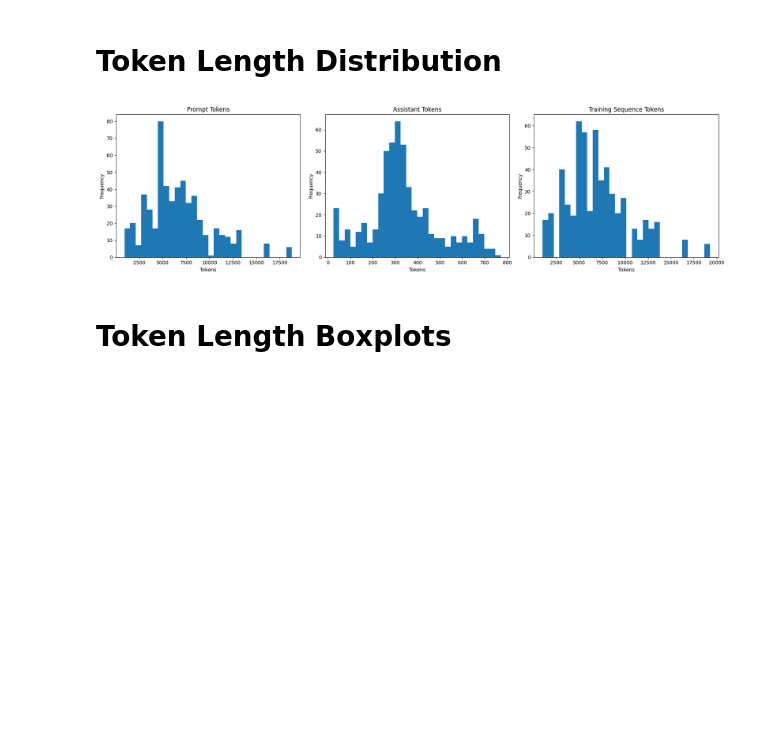
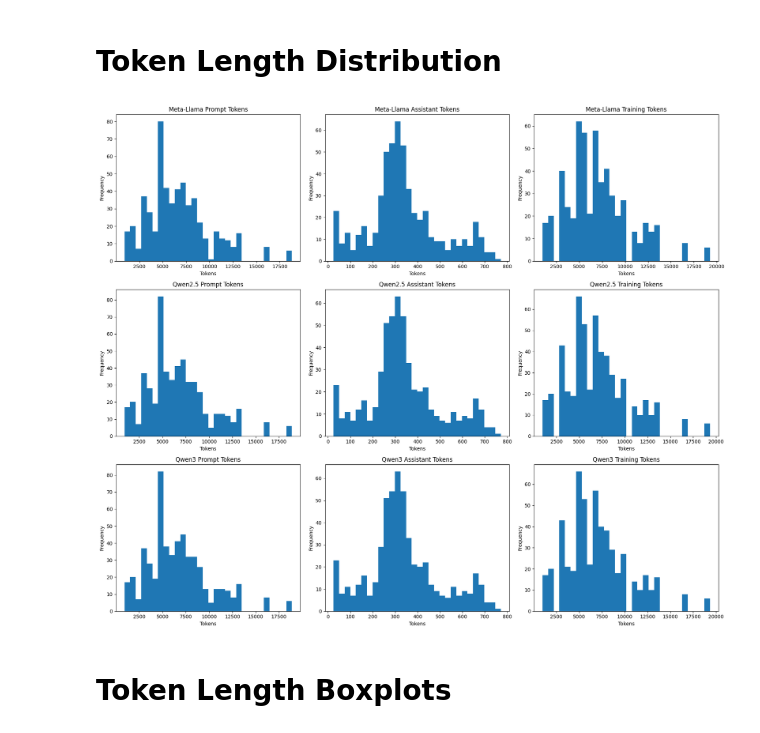
Before and after one commit to AdityaMMantri/Bifrost-Cyber, a Jupyter notebook: Dataset_Stats/blue_eda.ipynb, the cells around one changed output. Cells and saved outputs as stored; diff of their text form; code cells hidden in the pictures; blank space fills up the shorter version.

```diff
--- a/Dataset_Stats/blue_eda.ipynb
+++ b/Dataset_Stats/blue_eda.ipynb
@@ -263,19 +329,24 @@ ASSISTANT RESPONSE TOKENIZER COMPARISON
 # %% [markdown]
 # Training Sequence Token Statistics Comparison
 # %%
-results=[]
+results = []
 
-for model_name,tokenizer in tokenizers.items():
+for model_name, tokenizer in tokenizers.items():
 
     print(f"Using Tokenizer: {model_name}")
+
     training_tokens = []
 
     for messages in df["messages"]:
-        formatted_text = tokenizer.apply_chat_template(messages,tokenize=False,add_generation_prompt=False)
-        token_count = len(tokenizer(formatted_text,add_special_tokens=False)["input_ids"])
+
+        formatted_text=tokenizer.apply_chat_template(messages,tokenize=False,add_generation_prompt=False)
+        token_count=len(tokenizer(formatted_text,add_special_tokens=False)["input_ids"])
         training_tokens.append(token_count)
 
-    token_series=pd.Series(training_tokens)
+    prefix=COLUMN_PREFIX[model_name]
+    df[f"{prefix}_training_tokens"]=training_tokens
+
+    token_series = pd.Series(training_tokens)
 
     results.append({
         "Tokenizer": model_name,
@@ -289,9 +360,8 @@ for model_name,tokenizer in tokenizers.items():
         "95%": round(token_series.quantile(0.95),2),
         "99%": round(token_series.quantile(0.99),2)})
 
-comparison=pd.DataFrame(results)
+comparison = pd.DataFrame(results)
 
-print("\n")
 print("=" * 120)
 print("TRAINING SEQUENCE TOKENIZER COMPARISON")
 print("=" * 120)
@@ -319,27 +381,63 @@ TRAINING SEQUENCE TOKENIZER COMPARISON
 # %% [markdown]
 # Token Length Distribution
 # %%
-fig, ax = plt.subplots(1, 3, figsize=(18,5))
+fig,ax=plt.subplots(3,3,figsize=(18,15))
 
-ax[0].hist(df["prompt_tokens"], bins=30)
-ax[0].set_title("Prompt Tokens")
-ax[0].set_xlabel("Tokens")
-ax[0].set_ylabel("Frequency")
+# Meta-Llama
 
-ax[1].hist(df["assistant_tokens"], bins=30)
-ax[1].set_title("Assistant Tokens")
-ax[1].set_xlabel("Tokens")
-ax[1].set_ylabel("Frequency")
+ax[0,0].hist(df["llama_prompt_tokens"], bins=30)
+ax[0,0].set_title("Meta-Llama Prompt Tokens")
+ax[0,0].set_xlabel("Tokens")
+ax[0,0].set_ylabel("Frequency")
 
-ax[2].hist(df["training_tokens"], bins=30)
-ax[2].set_title("Training Sequence Tokens")
-ax[2].set_xlabel("Tokens")
-ax[2].set_ylabel("Frequency")
+ax[0,1].hist(df["llama_assistant_tokens"], bins=30)
+ax[0,1].set_title("Meta-Llama Assistant Tokens")
+ax[0,1].set_xlabel("Tokens")
+ax[0,1].set_ylabel("Frequency")
+
+ax[0,2].hist(df["llama_training_tokens"], bins=30)
+ax[0,2].set_title("Meta-Llama Training Tokens")
+ax[0,2].set_xlabel("Tokens")
+ax[0,2].set_ylabel("Frequency")
+
+
+# Qwen2.5
+
+ax[1,0].hist(df["qwen25_prompt_tokens"], bins=30)
+ax[1,0].set_title("Qwen2.5 Prompt Tokens")
+ax[1,0].set_xlabel("Tokens")
+ax[1,0].set_ylabel("Frequency")
+
+ax[1,1].hist(df["qwen25_assistant_tokens"], bins=30)
+ax[1,1].set_title("Qwen2.5 Assistant Tokens")
+ax[1,1].set_xlabel("Tokens")
+ax[1,1].set_ylabel("Frequency")
+
+ax[1,2].hist(df["qwen25_training_tokens"], bins=30)
+ax[1,2].set_title("Qwen2.5 Training Tokens")
+ax[1,2].set_xlabel("Tokens")
+ax[1,2].set_ylabel("Frequency")
+
+# Qwen3
+ax[2,0].hist(df["qwen3_prompt_tokens"], bins=30)
+ax[2,0].set_title("Qwen3 Prompt Tokens")
+ax[2,0].set_xlabel("Tokens")
+ax[2,0].set_ylabel("Frequency")
+
+ax[2,1].hist(df["qwen3_assistant_tokens"], bins=30)
+ax[2,1].set_title("Qwen3 Assistant Tokens")
+ax[2,1].set_xlabel("Tokens")
+ax[2,1].set_ylabel("Frequency")
+
+ax[2,2].hist(df["qwen3_training_tokens"], bins=30)
+ax[2,2].set_title("Qwen3 Training Tokens")
+ax[2,2].set_xlabel("Tokens")
+ax[2,2].set_ylabel("Frequency")
 
 plt.tight_layout()
 plt.show()
 # %% [output]
-[figure, old version]
+[figure, new version]
 # %% [markdown]
 # Token Length Boxplots
 # %%
```
Also changed, not shown: parts of 23 cells of this notebook, 2 other files.
